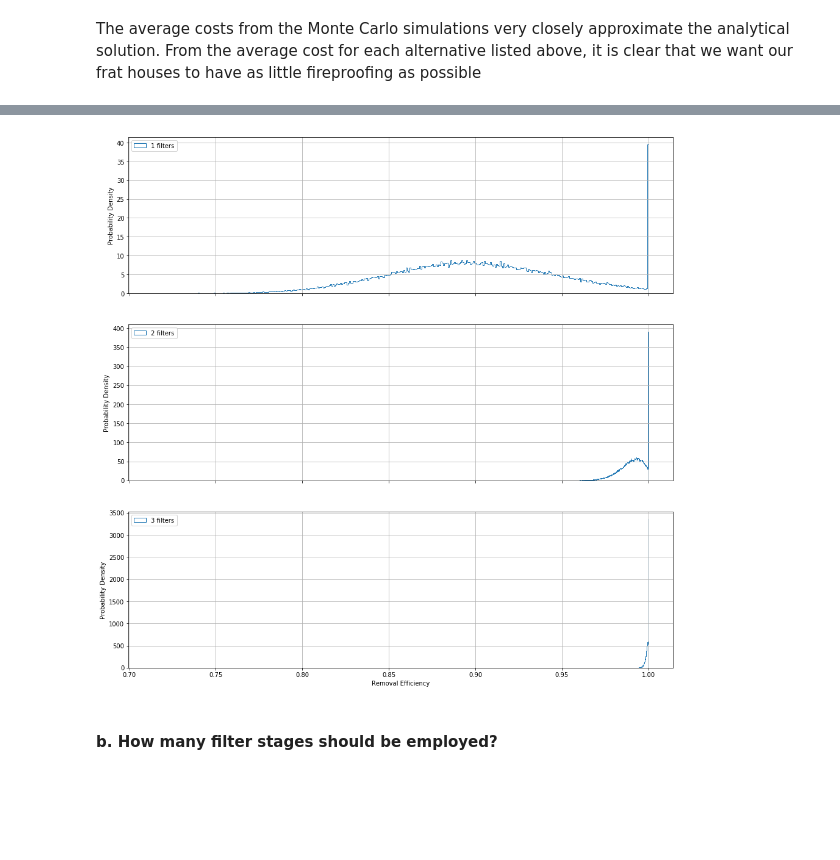
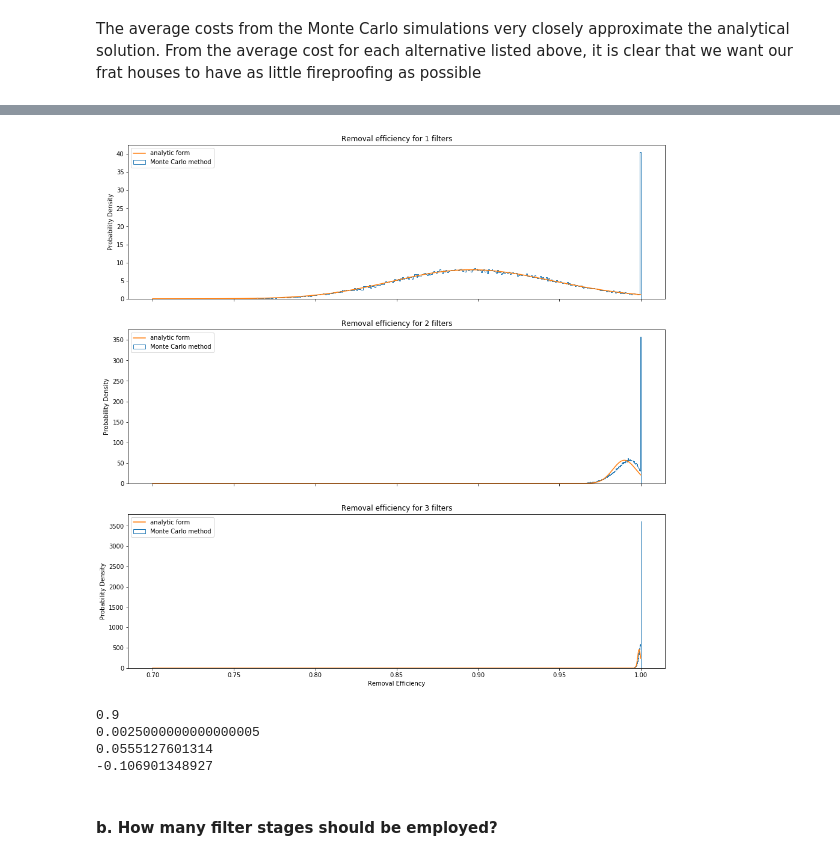
Before and after one commit to klarrieu/ECI249, a Jupyter notebook: HW3.ipynb, the cells around one changed output, grey strips where cells are left out. Cells and saved outputs as stored; diff of their text form; code cells hidden in the pictures; blank space fills up the shorter version.

```diff
--- a/HW3.ipynb
+++ b/HW3.ipynb
@@ -146,36 +169,58 @@ class Filtration:
             mean_costs.append(mean_cost)
         fig, ax = plt.subplots(figsize=(16, 8))
         ax.plot(mean_costs, label='Expected total cost')
         ax.plot(filter_costs, label='filter costs')
         ax.plot([(m - c) for m,c in zip(mean_costs, filter_costs)], label='Expected outbreak cost')
         ax.legend()
         ax.set_xlabel('Number of filters')
         ax.set_ylabel('Costs in thousands of USD')
         ticks = map(int, ax.get_yticks()*10**(-3))
         ax.set_yticklabels(ticks)
         ax.set_xlim(0, num_filters)
         plt.grid()
         plt.show()
 
     def mc_eff(self, num_filters):
         fig, ax = plt.subplots(num_filters, 1, figsize=(16, 16), sharex=True)
         for n in range(num_filters):
             es = []
             for run in range(self.sample_size):
                 run_eff = self.get_eff(n+1)
                 es.append(run_eff)
-            ax[n].hist(es, bins=400, density=True, histtype='step', label='%i filters' % (n+1))
+            ax[n].hist(es, bins=400, normed=True, histtype='step', label='Monte Carlo method')
+            x = np.linspace(0.7, 1, 1000)
+            mean_n = 1-0.1**(n+1)
+            var_n = (n+1)*1.0/4 * (0.1)**(2*(n+1))
+            sigma_en = np.sqrt(np.log(var_n*1.0/mean_n**2 + 1))
+            mu_en = np.log(1-0.1**(n+1)) - sigma_en**2*1.0/2
+            ax[n].plot(x, stats.lognorm.pdf(x, s=sigma_en, scale=np.exp(mu_en)), label='analytic form')
             ax[n].set_ylabel('Probability Density')
+            ax[n].set_title('Removal efficiency for %i filters' % (n+1))
             ax[n].legend(loc=2)
-            ax[n].grid()
+            #ax[n].grid()
         ax[num_filters-1].set_xlabel('Removal Efficiency')
         plt.show()
 
 
 filt = Filtration()
 filt.mc_eff(3)
 # %% [output]
-[figure, old version]
+[figure, new version]
+# %%
+n = 0
+mean_n = 1-0.1**(n+1)
+var_n = (n+1)*1.0/4 * (0.1)**(2*(n+1))
+sigma_en = np.sqrt(np.log(var_n*1.0/mean_n**2 + 1))
+mu_en = np.log(1-0.1**(n+1)) - sigma_en**2*1.0/2
+print(mean_n)
+print(var_n)
+print(sigma_en)
+print(mu_en)
+# %% [output]
+0.9
+0.0025000000000000005
+0.0555127601314
+-0.106901348927
 # %% [markdown]
 #### b. How many filter stages should be employed?
 # %%
```
Also changed, not shown: parts of 3 cells of this notebook.
